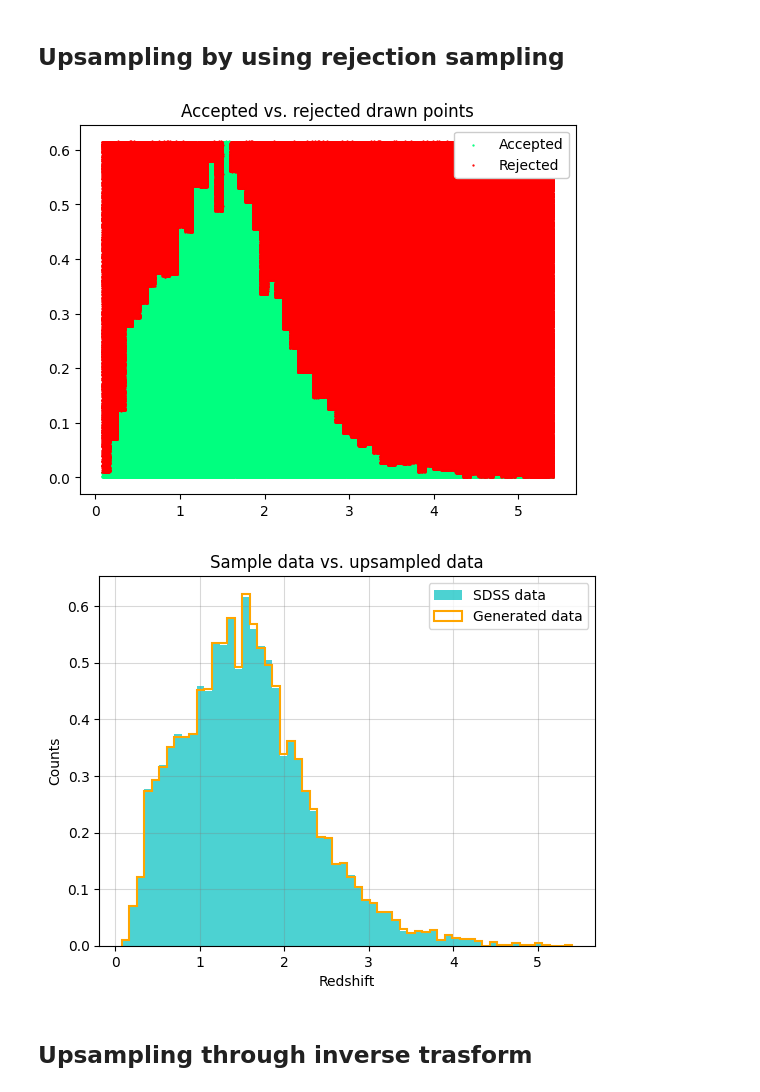
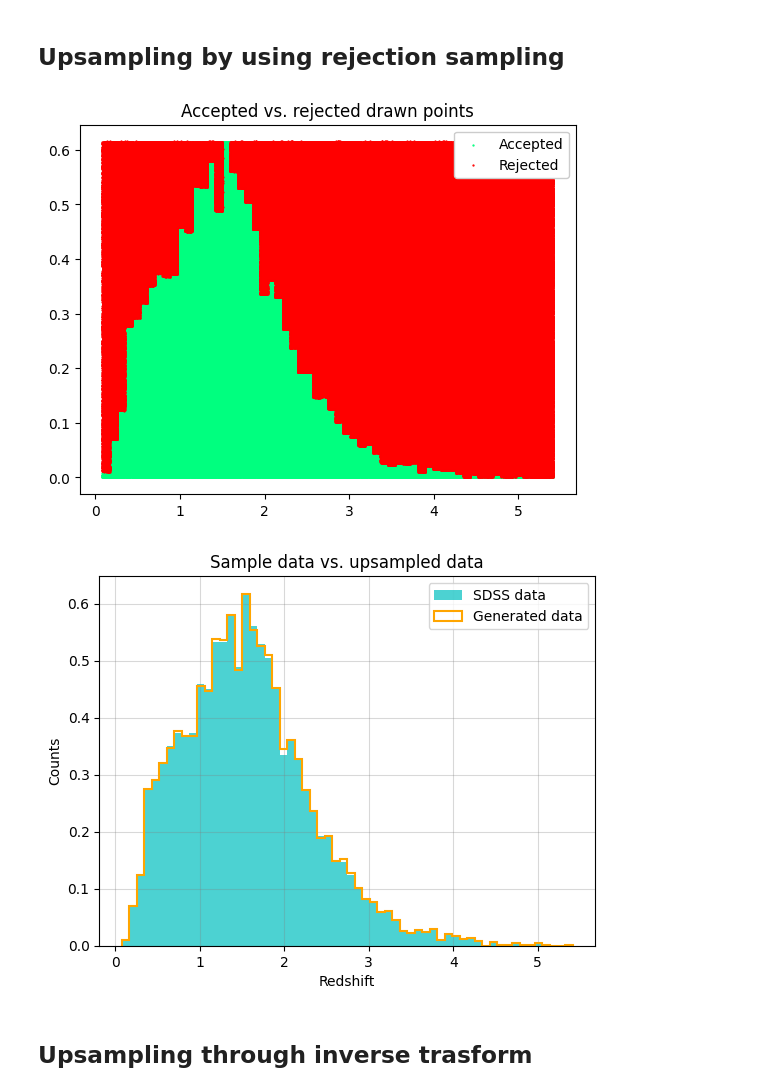
Before and after one commit to Alice-Palladino/astrostatistics_bicocca_2024, a Jupyter notebook: working/L04 - cloning quasars.ipynb, the cells around one changed output. Drawn from its saved outputs; the diff is of its cells as text; code cells hidden in the pictures.

```diff
--- a/working/L04 - cloning quasars.ipynb
+++ b/working/L04 - cloning quasars.ipynb
@@ -42,35 +42,35 @@ import scipy.stats
 
 # Using scipy.stats to generate the pdf given the histogram
 f = scipy.stats.rv_histogram((heights, bins), density = True)
 # plt.plot(np.linspace(0, 5, 10000), f.pdf(np.linspace(0, 5, 10000)))     # Plotting the pdf
 
 # Drawing the N points by using an uniform distribution to propose new samples, between min(z) and max(z).
-N = 10000     # N = 1000000 follows the sample data very nicely
+N = 1000000     # N = 1000000 follows the sample data very nicely
 x = np.random.uniform(low=min(z), high=max(z), size = N)
 y = np.random.uniform(low=0, high=max(heights), size = N)
 
 # Evaluating and accepting/rejecting the points:
 good_points = x[y<f.pdf(x)]
 
 # Representation of the accepted and rejected points:
 plt.scatter(x[y<f.pdf(x)],y[y<f.pdf(x)],c='springgreen', s=0.4, label = 'Accepted')
 plt.scatter(x[y>f.pdf(x)],y[y>f.pdf(x)],c='red', s=0.4, label = 'Rejected')
 plt.title('Accepted vs. rejected drawn points')
 plt.legend(loc='upper right', framealpha = 1)
 plt.show()
 
 # Confronting the sample data with the upsampled:
 plt.hist(z, bins = 60, density = True, color = 'c', histtype = 'stepfilled', alpha = 0.7, label = 'SDSS data')
 plt.hist(good_points, bins = 60, density = True, color = 'orange', histtype = 'step', linewidth = 1.5, label = 'Generated data')
 plt.xlabel('Redshift')
 plt.ylabel('Counts')
 plt.title('Sample data vs. upsampled data')
 plt.legend(loc='upper right')
 plt.grid(alpha = 0.3, c='gray')
 plt.show()
 # %% [output]
 [figure]
-[figure, old version]
+[figure, new version]
 # %% [markdown]
 
 ## Upsampling through inverse trasform
```
Also changed, not shown: parts of 4 cells of this notebook.
